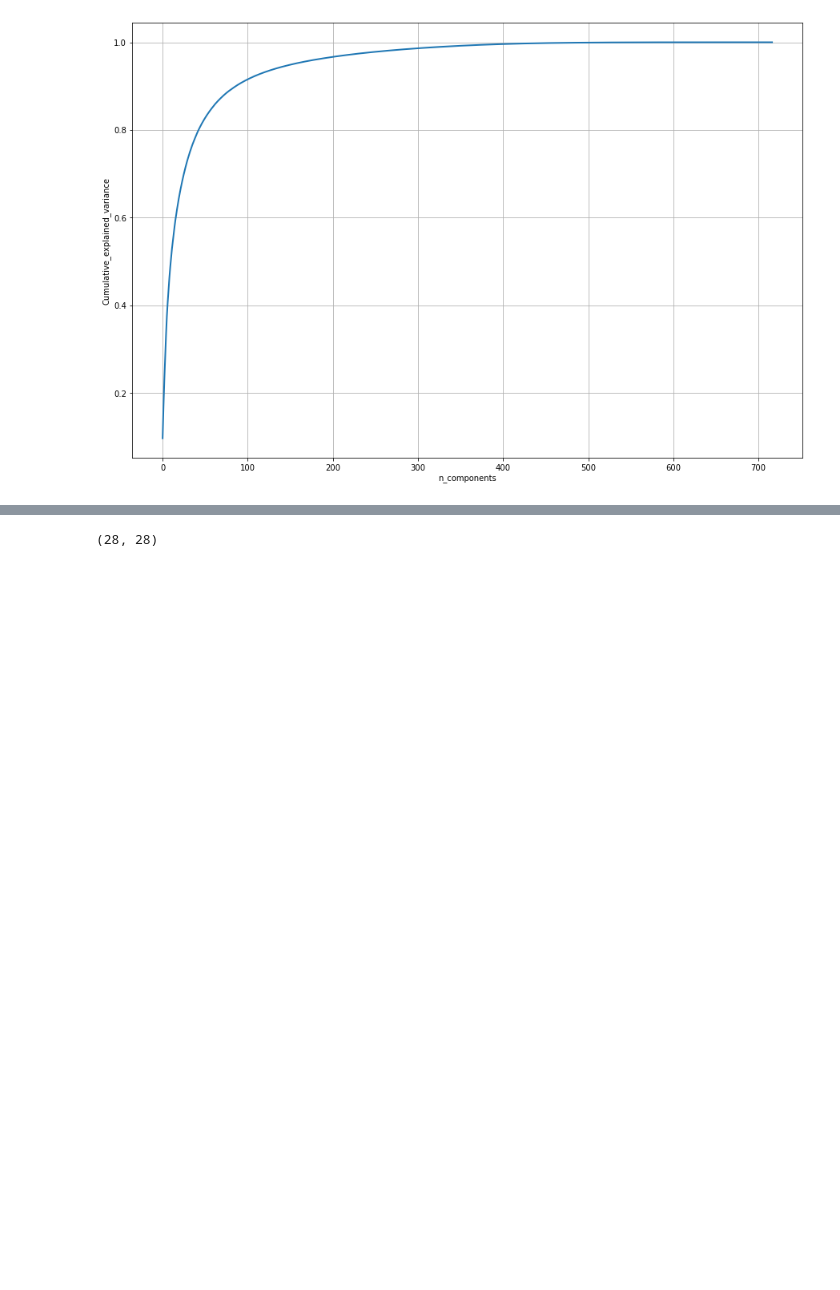
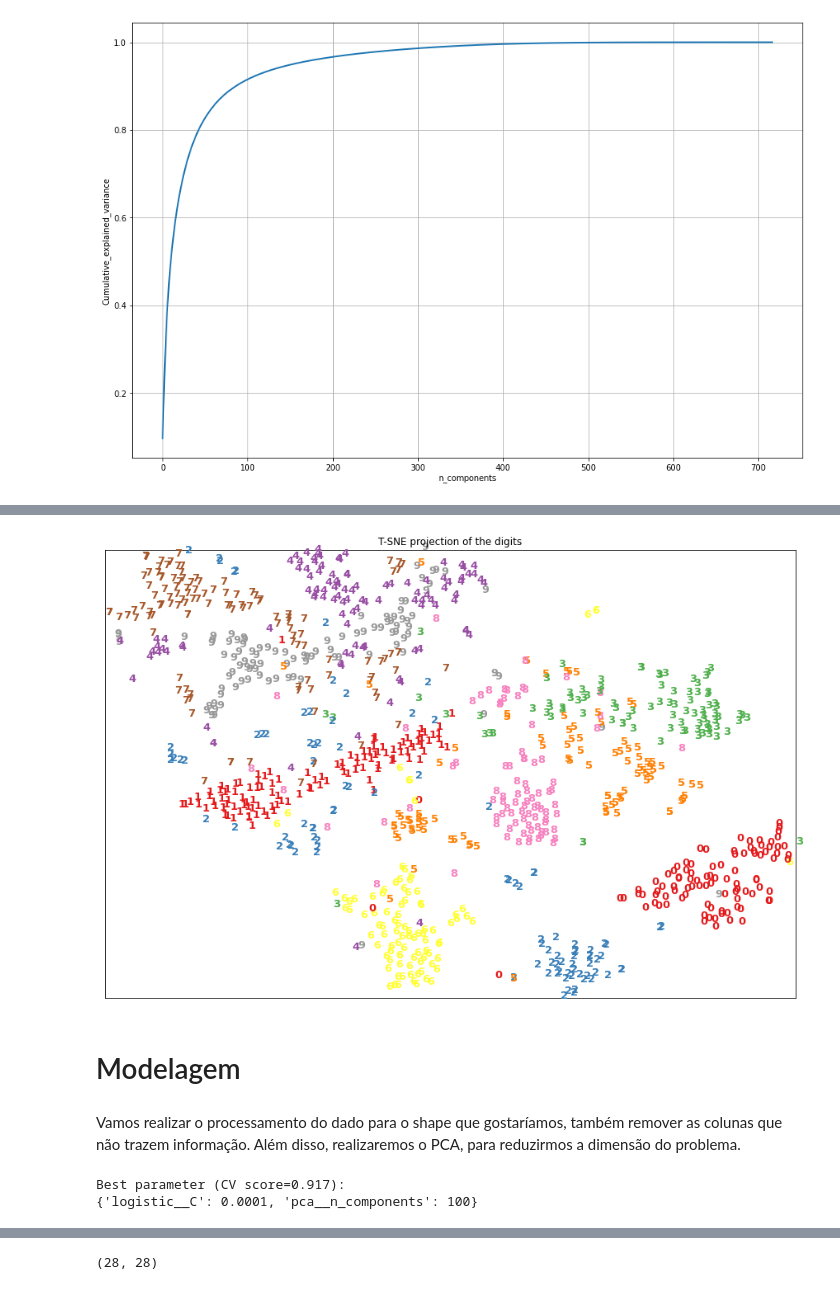
Before and after one commit to dimassores/ml-basics, a Jupyter notebook: 03-image-classification/Image Classification.ipynb, the cells around one changed output, grey strips where cells are left out. Drawn from its saved outputs; the diff is of its cells as text; code cells hidden in the pictures; blank space fills up the shorter version.

Commit message:
exploration update and modeling

```diff
--- a/03-image-classification/Image Classification.ipynb
+++ b/03-image-classification/Image Classification.ipynb
@@ -253,0 +308,14 @@ plt.show()
+# %%
+import numpy as np
+from sklearn.manifold import TSNE
+X_embedded = TSNE(n_components=2).fit_transform(df_without_constant_columns[0:1000])
+# %%
+y = y_train_mnist[0:1000]
+plot_2d_embedding(X_embedded, y,
+               "T-SNE projection of the digits", size = 13)
+# %% [output]
+[figure, added]
+# %% [markdown]
+# Modelagem
+# %% [markdown]
+Vamos realizar o processamento do dado para o shape que gostaríamos, também remover as colunas que não trazem informação. Além disso, realizaremos o PCA, para reduzirmos a dimensão do problema.
@@ -253,0 +325,32 @@ plt.show()
+# %%
+from sklearn.linear_model import LogisticRegression
+from sklearn.pipeline import Pipeline
+from sklearn.model_selection import GridSearchCV
+
+
+# Search para melhor numero de componentes e de penalizacao para regressao logisticia
+
+pca = PCA()
+
+# tol = tolerancia para não demorar muito rodando (atencao para convergencia)
+# multi_class = "multinomial" por ser um dataset com mais de 2 labels.
+# Note que por default, a classe já identifica e trata isso, mas preferi explicitar.
+# Nesse caso, o modelo utiliza a distribuição multinomial ao invés da bernoulli na modelagem
+
+logistic = LogisticRegression(max_iter=10000, tol=0.1, multi_class="multinomial")
+
+pipe = Pipeline(steps=[('pca', pca), ('logistic', logistic)])
+
+# parametros de diferentes steps da pipeline podem ser definidos com '__'
+param_grid = {
+    'pca__n_components': [2, 100],
+    'logistic__C': np.logspace(-4, 4, 2),
+}
+
+search = GridSearchCV(pipe, param_grid, n_jobs=-1)
+search.fit(reshaped_train, y_train_mnist)
+print("Best parameter (CV score=%0.3f):" % search.best_score_)
+print(search.best_params_)
+# %% [output]
+Best parameter (CV score=0.917):
+{'logistic__C': 0.0001, 'pca__n_components': 100}
```
Also changed, not shown: parts of 25 cells of this notebook, 1 other file.
